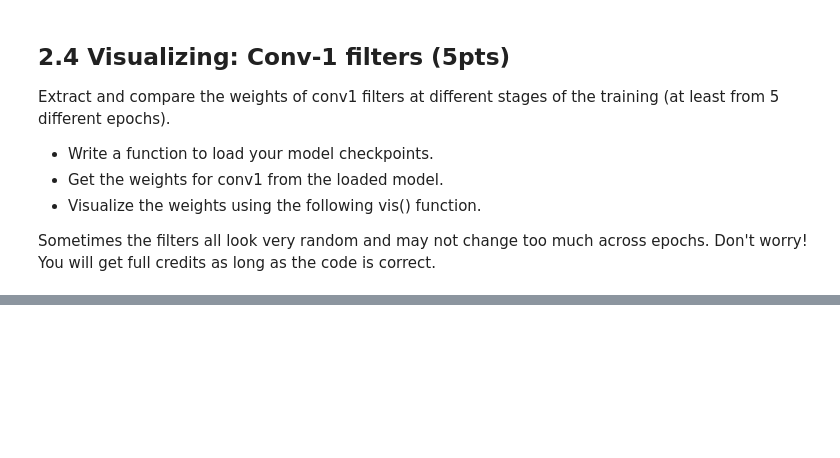
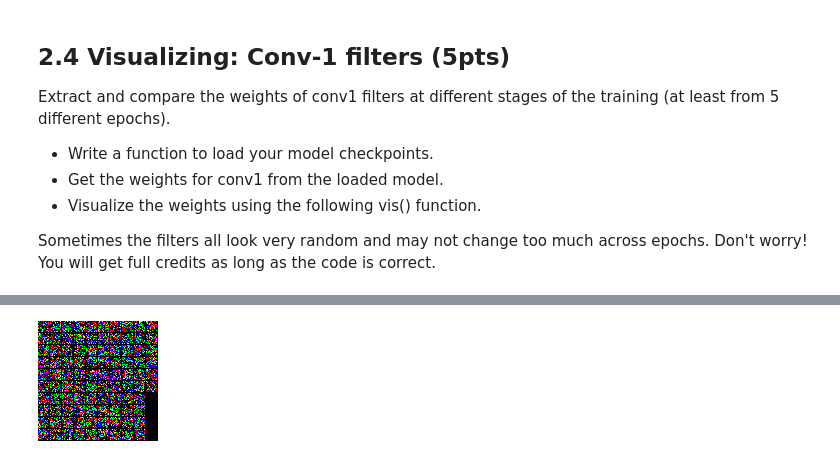
Before and after one commit to dhruvah/multi_label_classification, a Jupyter notebook: q2_caffenet_pascal.ipynb, the cells around one changed output, grey strips where cells are left out. Drawn from its saved outputs; the diff is of its cells as text; code cells hidden in the pictures; blank space fills up the shorter version.

```diff
--- a/q2_caffenet_pascal.ipynb
+++ b/q2_caffenet_pascal.ipynb
@@ -182,14 +218,13 @@ vis(conv1)
 # %%
-conv1s = [np.random.randn(11, 11, 3, 96)]
 model_name = 'CaffeNet'
+#Epoch 20
 
 model = CaffeNet()
-filename = 'checkpoint-{}-epoch{}.pth'.format(
-        model_name, 20)
-model.load_state_dict(torch.load(filename))
-model.eval()
-
+epoch = 20
+model = model_checkpoints(model, model_name, epoch)
 conv1 = model.conv1.weight.data.numpy()
-conv1 = conv1.transpose()
+conv1 = conv1.T
 vis(conv1)
+# %% [output]
+[figure, added]
 # %%
```
Also changed, not shown: parts of 11 cells of this notebook, 9 other files.
